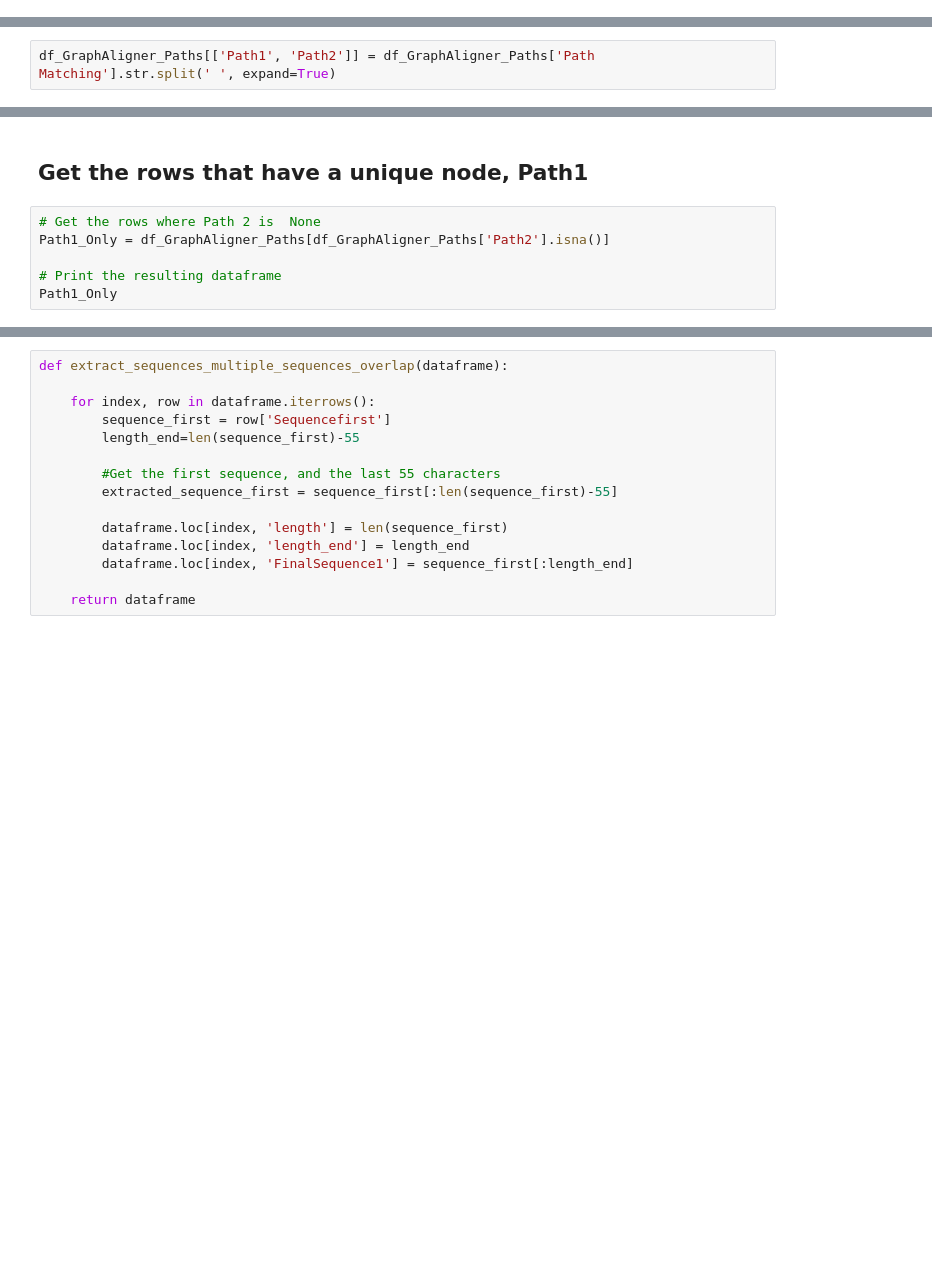
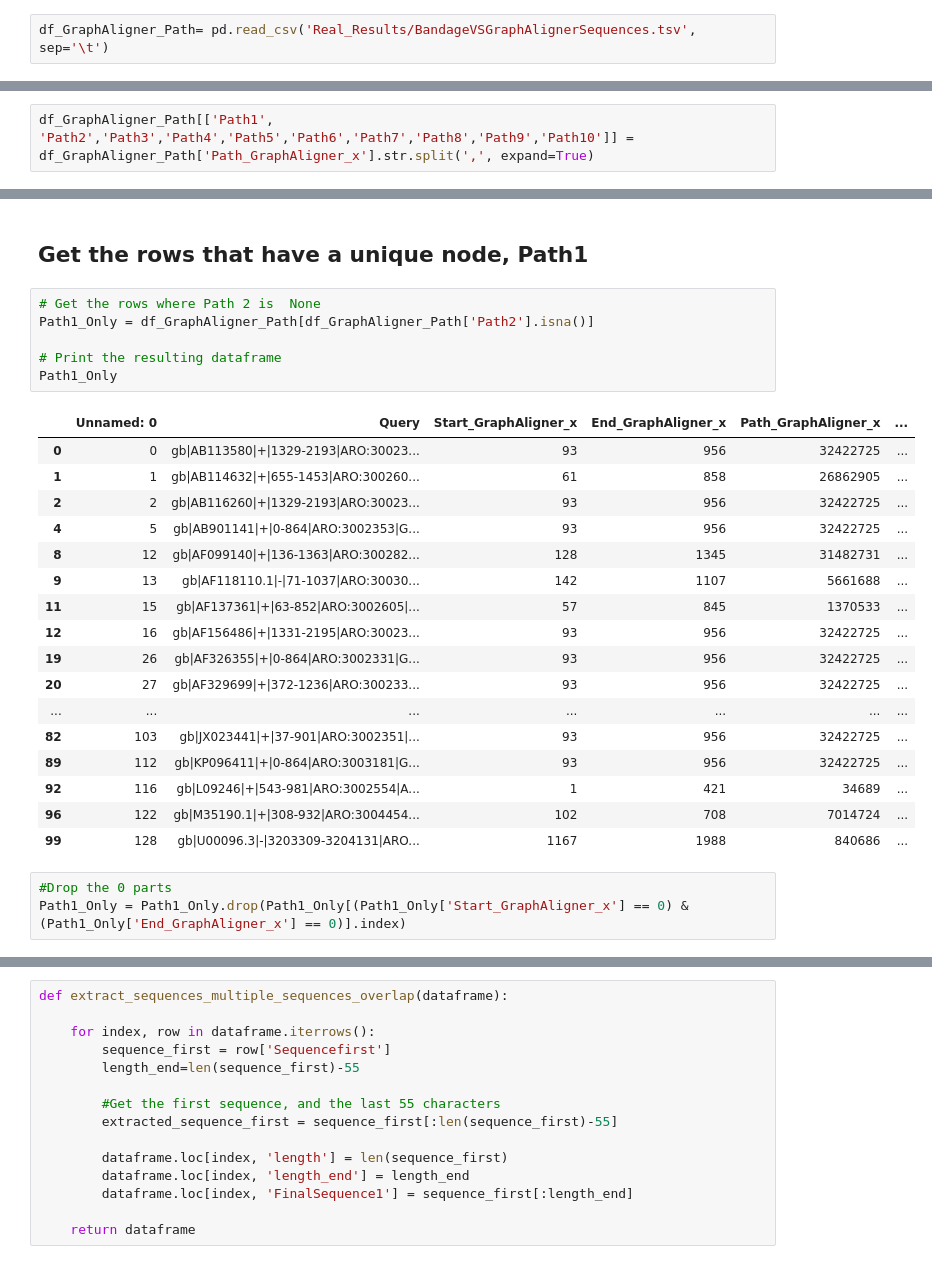
Before and after one commit to Yusreen/Thesis, a Jupyter notebook: Results and findings/Extract Sequence.ipynb, the cells around one changed output, grey strips where cells are left out. Saved outputs shown, nothing was run; the diff lists cells and outputs as text; blank space fills up the shorter version.

Commit message:
Added changes to script sequences

```diff
--- a/Results and findings/Extract Sequence.ipynb
+++ b/Results and findings/Extract Sequence.ipynb
@@ -57,0 +115,2 @@ df_GraphAligner_Paths['Path Matching']=df_GraphAligner_Paths['Path Matching'].ap
+# %%
+df_GraphAligner_Path= pd.read_csv('Real_Results/BandageVSGraphAlignerSequences.tsv', sep='\t')
@@ -58,3 +133,3 @@ df_GraphAligner_Paths['Path Matching']=df_GraphAligner_Paths['Path Matching'].ap
 # %%
-df_GraphAligner_Paths[['Path1', 'Path2']] = df_GraphAligner_Paths['Path Matching'].str.split(' ', expand=True)
+df_GraphAligner_Path[['Path1', 'Path2','Path3','Path4','Path5','Path6','Path7','Path8','Path9','Path10']] = df_GraphAligner_Path['Path_GraphAligner_x'].str.split(',', expand=True)
 # %%
@@ -63,10 +152,31 @@ df_GraphAligner_Paths
 ## Get the rows that have a unique node, Path1
 # %%
 # Get the rows where Path 2 is  None
-Path1_Only = df_GraphAligner_Paths[df_GraphAligner_Paths['Path2'].isna()]
+Path1_Only = df_GraphAligner_Path[df_GraphAligner_Path['Path2'].isna()]
 
 # Print the resulting dataframe
 Path1_Only
+# %% [output]
+|  | Unnamed: 0 | Query | Start_GraphAligner_x | End_GraphAligner_x | Path_GraphAligner_x | ... |
+| 0 | 0 | gb|AB113580|+|1329-2193|ARO:30023... | 93 | 956 | 32422725 | ... |
+| 1 | 1 | gb|AB114632|+|655-1453|ARO:300260... | 61 | 858 | 26862905 | ... |
+| 2 | 2 | gb|AB116260|+|1329-2193|ARO:30023... | 93 | 956 | 32422725 | ... |
+| 4 | 5 | gb|AB901141|+|0-864|ARO:3002353|G... | 93 | 956 | 32422725 | ... |
+| 8 | 12 | gb|AF099140|+|136-1363|ARO:300282... | 128 | 1345 | 31482731 | ... |
+| 9 | 13 | gb|AF118110.1|-|71-1037|ARO:30030... | 142 | 1107 | 5661688 | ... |
+| 11 | 15 | gb|AF137361|+|63-852|ARO:3002605|... | 57 | 845 | 1370533 | ... |
+| 12 | 16 | gb|AF156486|+|1331-2195|ARO:30023... | 93 | 956 | 32422725 | ... |
+| 19 | 26 | gb|AF326355|+|0-864|ARO:3002331|G... | 93 | 956 | 32422725 | ... |
+| 20 | 27 | gb|AF329699|+|372-1236|ARO:300233... | 93 | 956 | 32422725 | ... |
+| ... | ... | ... | ... | ... | ... | ... |
+| 82 | 103 | gb|JX023441|+|37-901|ARO:3002351|... | 93 | 956 | 32422725 | ... |
+| 89 | 112 | gb|KP096411|+|0-864|ARO:3003181|G... | 93 | 956 | 32422725 | ... |
+| 92 | 116 | gb|L09246|+|543-981|ARO:3002554|A... | 1 | 421 | 34689 | ... |
+| 96 | 122 | gb|M35190.1|+|308-932|ARO:3004454... | 102 | 708 | 7014724 | ... |
+| 99 | 128 | gb|U00096.3|-|3203309-3204131|ARO... | 1167 | 1988 | 840686 | ... |
+# %%
+#Drop the 0 parts
+Path1_Only = Path1_Only.drop(Path1_Only[(Path1_Only['Start_GraphAligner_x'] == 0) & (Path1_Only['End_GraphAligner_x'] == 0)].index)
 # %%
 # Get the sequence where we have only Path1
 merged_df_Path1= pd.merge(Path1_Only , df_graph, left_on='Path1', right_on='Name')
```
Also changed, not shown: parts of 67 cells of this notebook, 45 other files.
